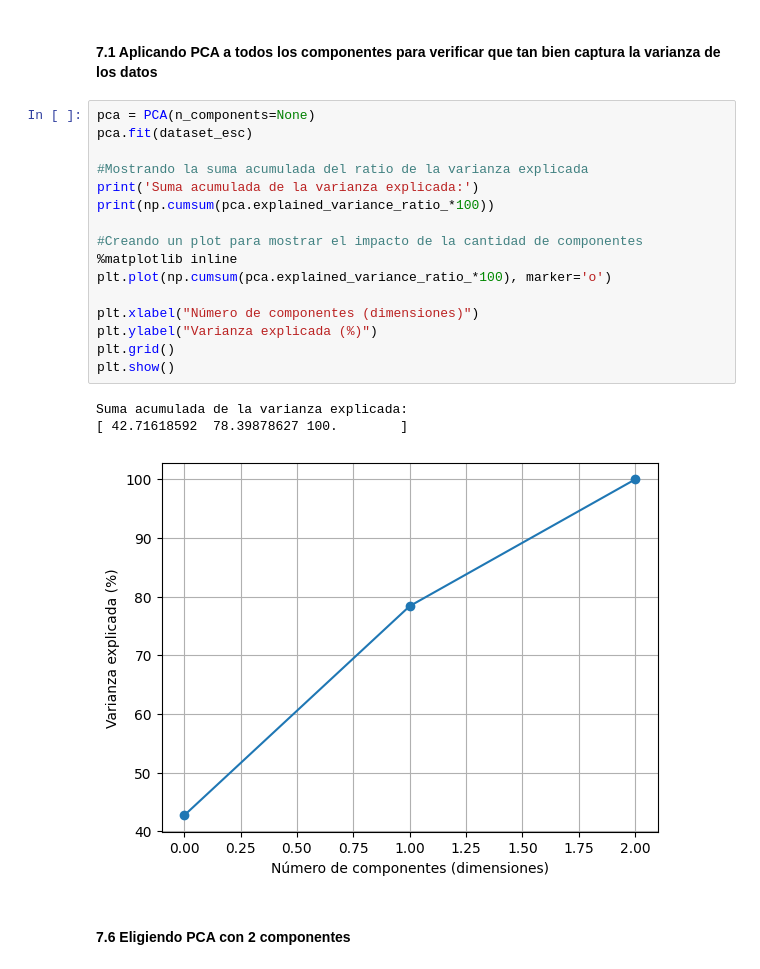
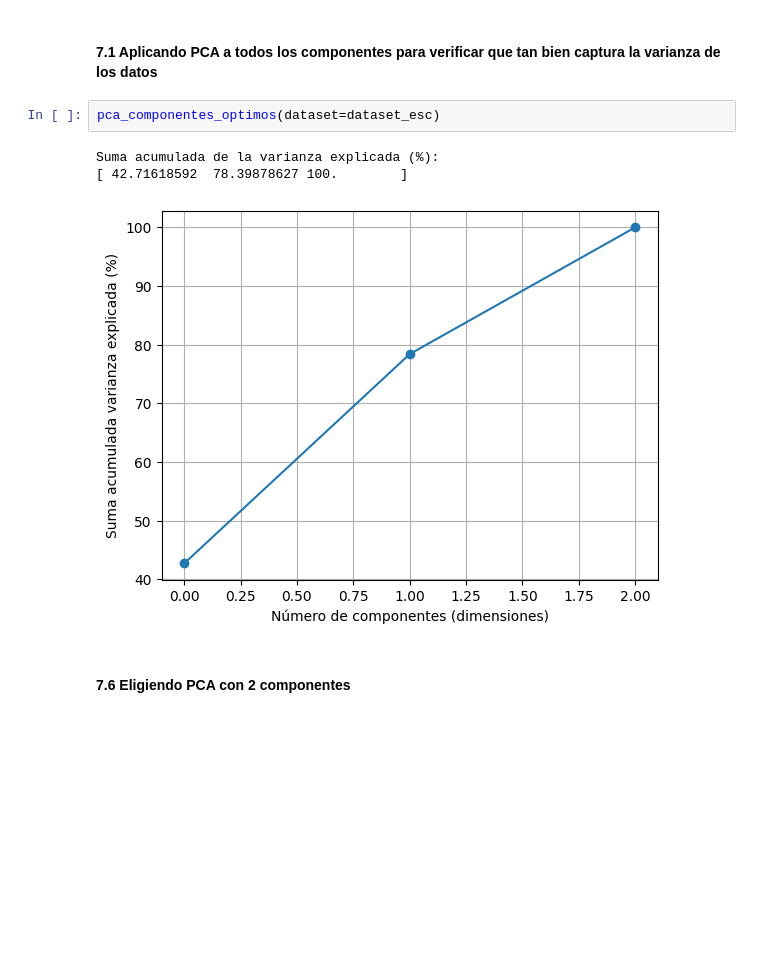
Before and after one commit to DiegoAlejandroLozano/segmentacion_de_clientes, a Jupyter notebook: codigo/kmeans.ipynb, the cells around one changed output. Cells and saved outputs as stored; diff of their text form; blank space fills up the shorter version.

```diff
--- a/codigo/kmeans.ipynb
+++ b/codigo/kmeans.ipynb
@@ -117,26 +119,12 @@ plt.show()
 ## 7. Aplicando PCA para reducir el número de variables
 # %% [markdown]
 #### 7.1 Aplicando PCA a todos los componentes para verificar que tan bien captura la varianza de los datos
-# %%
-pca = PCA(n_components=None)
-pca.fit(dataset_esc)
-
-#Mostrando la suma acumulada del ratio de la varianza explicada
-print('Suma acumulada de la varianza explicada:')
-print(np.cumsum(pca.explained_variance_ratio_*100))
-
-#Creando un plot para mostrar el impacto de la cantidad de componentes
-%matplotlib inline
-plt.plot(np.cumsum(pca.explained_variance_ratio_*100), marker='o')
-
-plt.xlabel("Número de componentes (dimensiones)")
-plt.ylabel("Varianza explicada (%)")
-plt.grid()
-plt.show()
-# %% [output]
-Suma acumulada de la varianza explicada:
-[ 42.71618592  78.39878627 100.        ]
-[figure, removed]
+# %%
+pca_componentes_optimos(dataset=dataset_esc)
+# %% [output]
+Suma acumulada de la varianza explicada (%):
+[ 42.71618592  78.39878627 100.        ]
+[figure, added]
 # %% [markdown]
 #### 7.6 Eligiendo PCA con 2 componentes
 # %%
```
Also changed, not shown: parts of 7 cells of this notebook, 2 other files.
